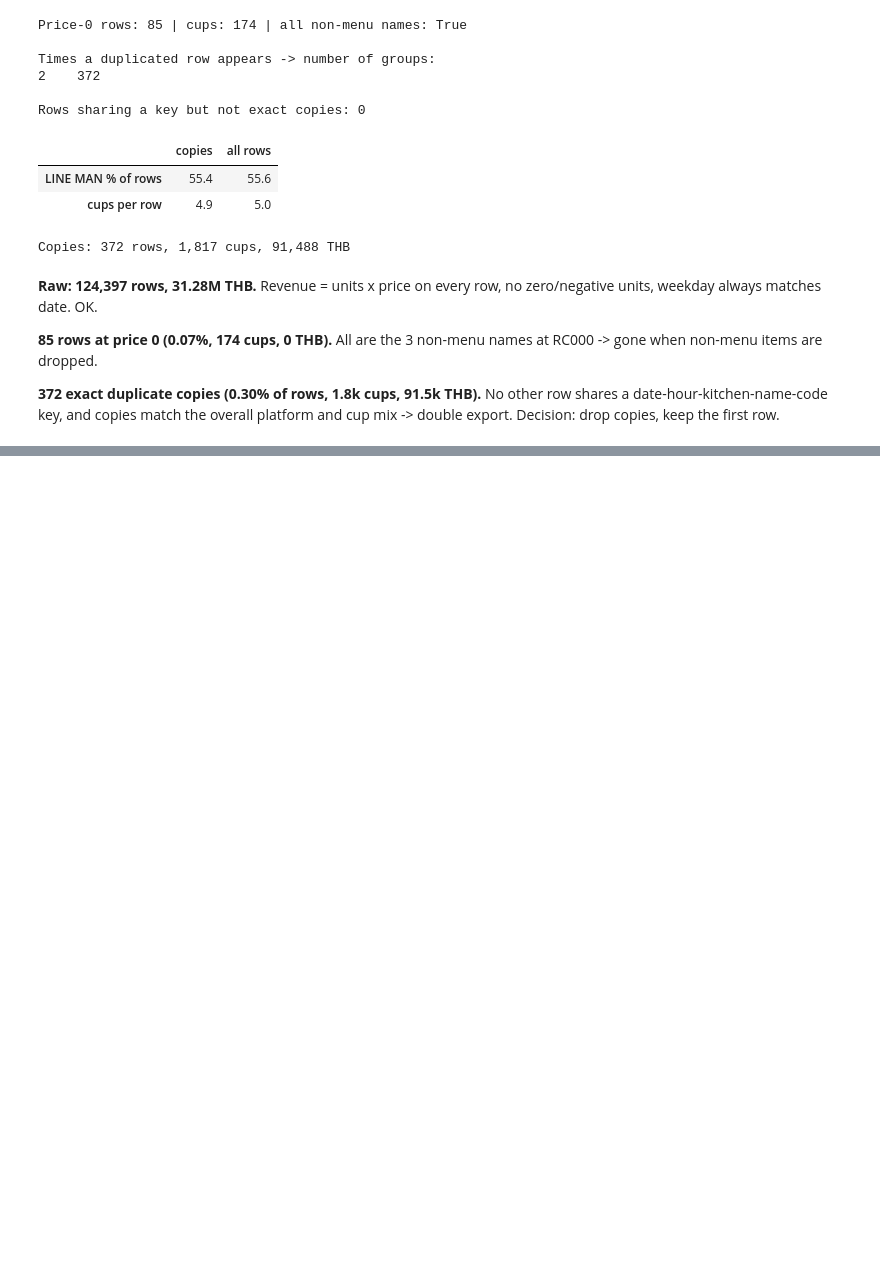
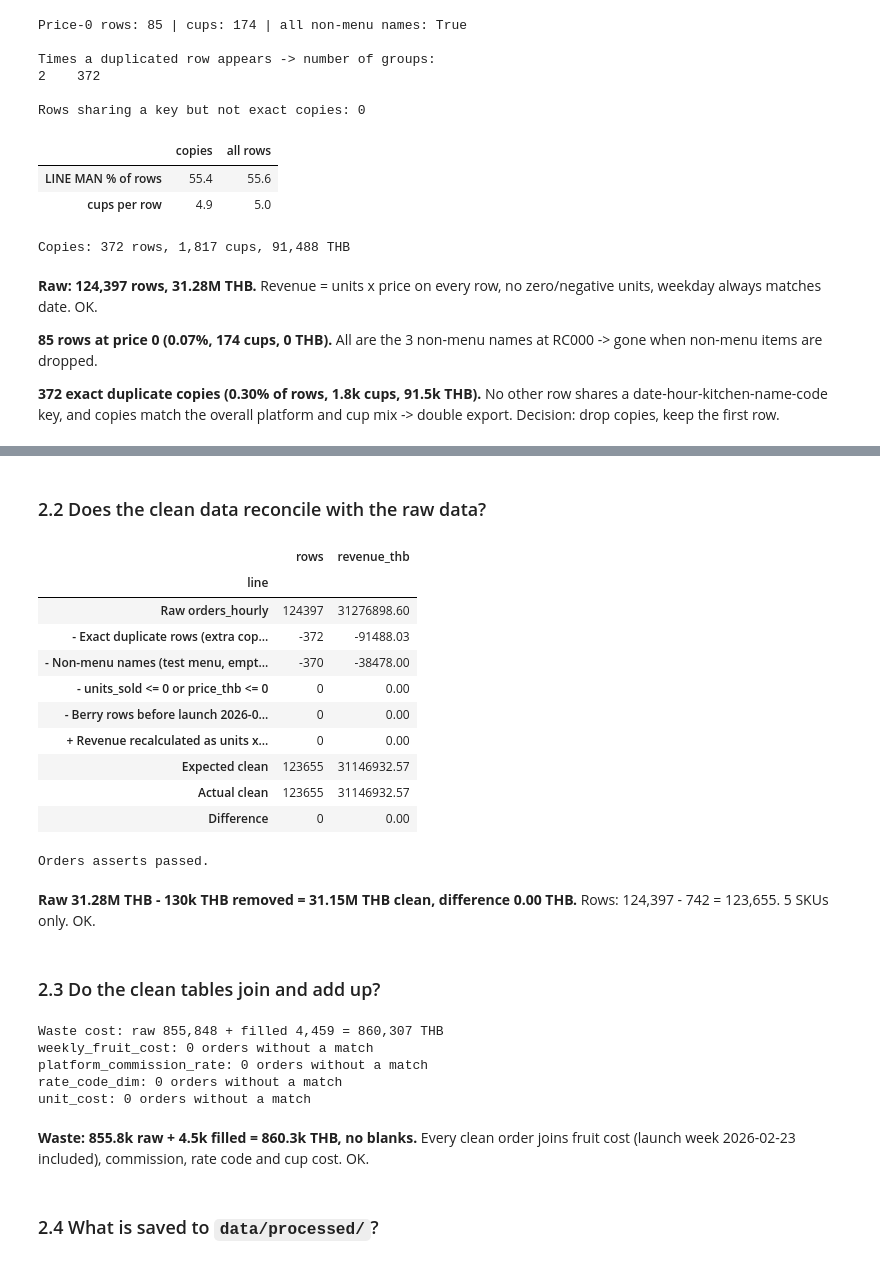
Before and after one commit to belseris/fruitblend24-case-study, a Jupyter notebook: notebooks/01_data_quality.ipynb, the cells around one changed output, grey strips where cells are left out. Drawn from its saved outputs; the diff is of its cells as text; code cells hidden in the pictures; blank space fills up the shorter version.

```diff
--- a/notebooks/01_data_quality.ipynb
+++ b/notebooks/01_data_quality.ipynb
@@ -607,0 +648,62 @@ Copies: 372 rows, 1,817 cups, 91,488 THB
+# %% [markdown]
+### 2.2 Does the clean data reconcile with the raw data?
+# %%
+rec = reconcile(sheets["orders_hourly"], clean, dq_log)
+display(rec)
+
+removed = orders_log.set_index("issue")["rows"]
+assert removed["Exact duplicate rows (extra copies)"] == 372
+assert removed["Non-menu names (test menu, empty cup, combo)"] == 370
+assert (clean["price_thb"] > 0).all() and (clean["units_sold"] > 0).all(), "zero price or units left"
+assert len(clean) == 123_655
+assert abs(rec.loc["Difference", "revenue_thb"]) <= 1, "raw - removed != clean revenue"
+assert sorted(clean["sku"].unique()) == sorted(SKUS)
+print("Orders asserts passed.")
+# %% [output]
+|  | rows | revenue_thb |
+| line |  |  |
+| Raw orders_hourly | 124397 | 31276898.60 |
+| - Exact duplicate rows (extra cop... | -372 | -91488.03 |
+| - Non-menu names (test menu, empt... | -370 | -38478.00 |
+| - units_sold <= 0 or price_thb <= 0 | 0 | 0.00 |
+| - Berry rows before launch 2026-0... | 0 | 0.00 |
+| + Revenue recalculated as units x... | 0 | 0.00 |
+| Expected clean | 123655 | 31146932.57 |
+| Actual clean | 123655 | 31146932.57 |
+| Difference | 0 | 0.00 |
+Orders asserts passed.
+# %% [markdown]
+**Raw 31.28M THB - 130k THB removed = 31.15M THB clean, difference 0.00 THB.** Rows: 124,397 - 742 = 123,655. 5 SKUs only. OK.
+# %% [markdown]
+### 2.3 Do the clean tables join and add up?
+# %%
+raw_waste = sheets["waste_daily"]["est_waste_cost_thb"].sum()
+filled_waste = tables_log.loc[tables_log["table"] == "waste_daily", "cost_thb"].sum()
+clean_waste = tables["waste_daily"]["est_waste_cost_thb"]
+print(f"Waste cost: raw {raw_waste:,.0f} + filled {filled_waste:,.0f} = {clean_waste.sum():,.0f} THB")
+assert np.isclose(clean_waste.sum(), raw_waste + filled_waste)
+assert clean_waste.notna().all()
+
+# Every clean order must find its fruit cost, commission, rate code and cup cost.
+orders_wk = clean.assign(week_start=week_monday(clean["date"]))
+joins = {
+    "weekly_fruit_cost": (orders_wk, tables["weekly_fruit_cost"][["week_start", "sku"]]),
+    "platform_commission_rate": (clean, tables["platform_commission_rate"][["platform_code"]]),
+    "rate_code_dim": (clean, tables["rate_code_dim"][["base_code"]]),
+    "unit_cost": (clean, tables["unit_cost"][["sku"]]),
+}
+for name, (left, right) in joins.items():
+    j = left.merge(right, how="left", indicator=True, validate="many_to_one")
+    n_miss = int((j["_merge"] == "left_only").sum())
+    print(f"{name}: {n_miss} orders without a match")
+    assert n_miss == 0
+# %% [output]
+Waste cost: raw 855,848 + filled 4,459 = 860,307 THB
+weekly_fruit_cost: 0 orders without a match
+platform_commission_rate: 0 orders without a match
+rate_code_dim: 0 orders without a match
+unit_cost: 0 orders without a match
+# %% [markdown]
+**Waste: 855.8k raw + 4.5k filled = 860.3k THB, no blanks.** Every clean order joins fruit cost (launch week 2026-02-23 included), commission, rate code and cup cost. OK.
+# %% [markdown]
+### 2.4 What is saved to `data/processed/`?
```
Also changed, not shown: parts of 23 cells of this notebook, 6 other files.
